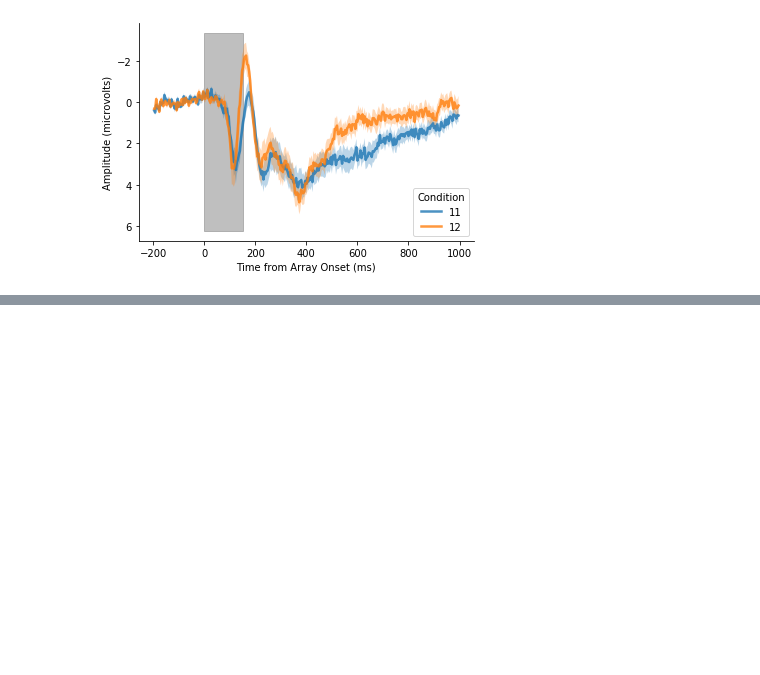
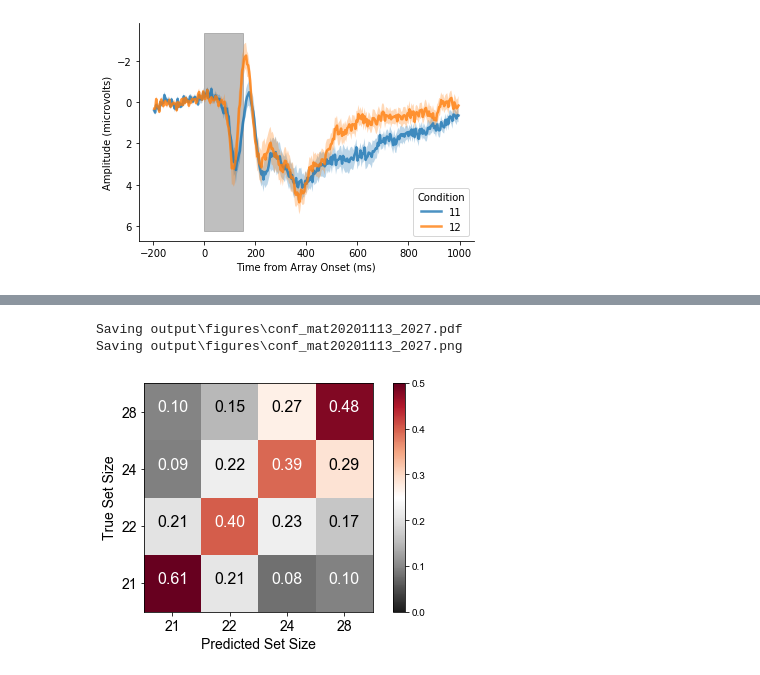
Before and after one commit to WilliamThyer/decode_ltm_from_wm, a Jupyter notebook: decode_load.ipynb, the cells around one changed output, grey strips where cells are left out. Saved outputs shown, nothing was run; the diff lists cells and outputs as text; code cells hidden in the pictures; blank space fills up the shorter version.

```diff
--- a/decode_load.ipynb
+++ b/decode_load.ipynb
@@ -34,0 +60,6 @@ for isub in range(exp.nsub):
+# %%
+interp.plot_conf_mat(lower=.0,upper=.5,savefig=1)
+# %% [output]
+Saving output\figures\conf_mat20201113_2027.pdf
+Saving output\figures\conf_mat20201113_2027.png
+[figure, added]
```
Also changed, not shown: parts of 4 cells of this notebook.
